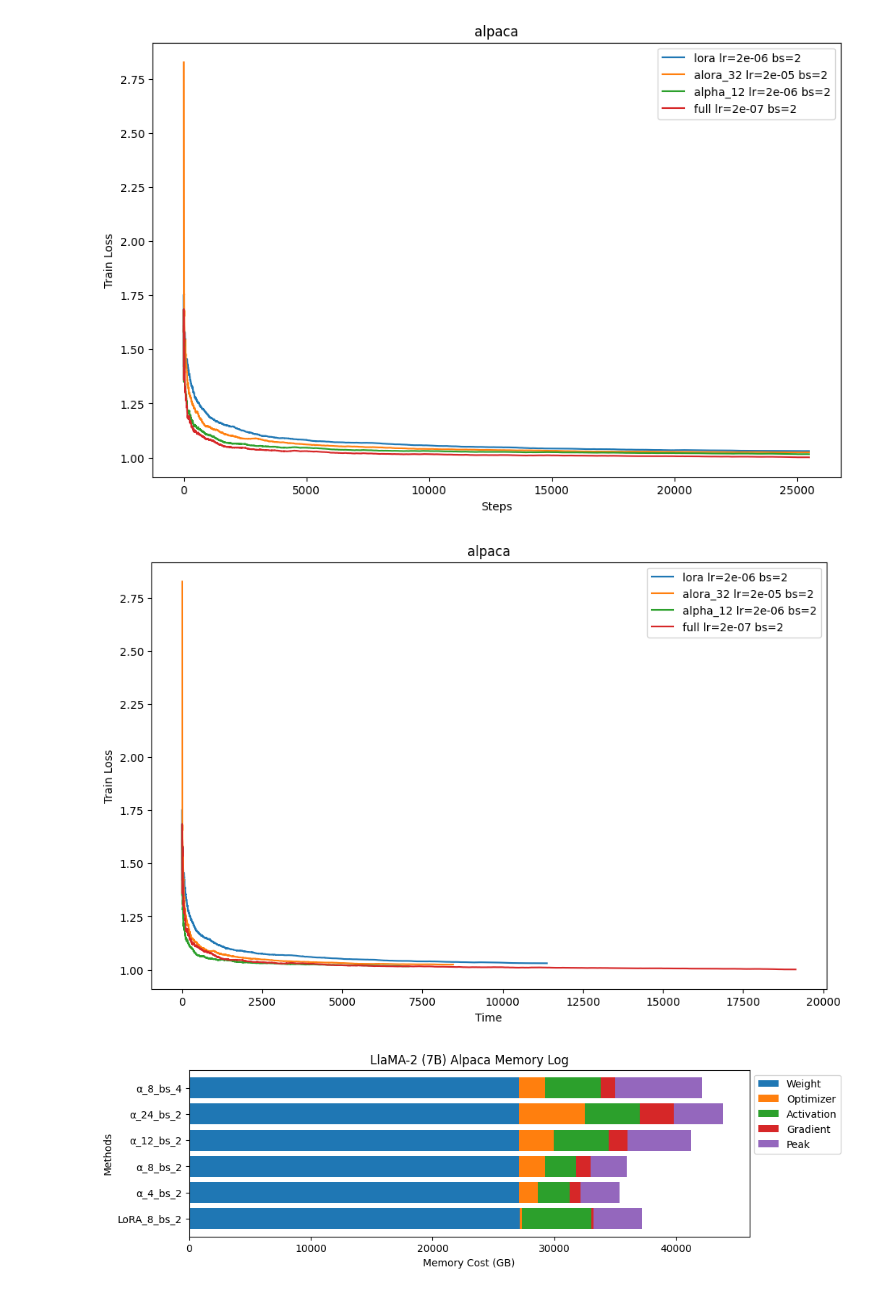
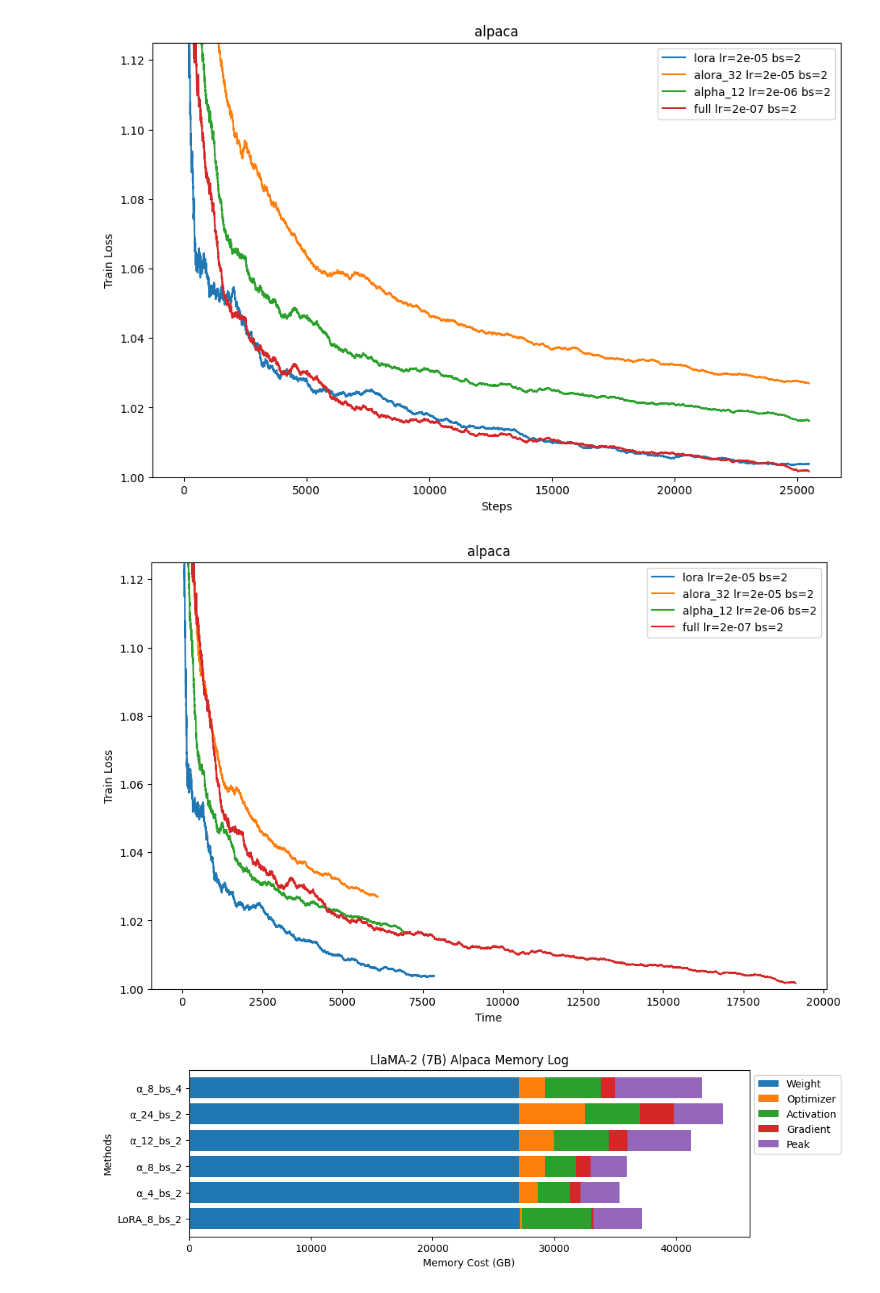
Before and after one commit to RpM-Kinshuk/SelectiveFT, a Jupyter notebook: Plots.ipynb, the cells around one changed output. Drawn from its saved outputs; the diff is of its cells as text; code cells hidden in the pictures.

```diff
--- a/Plots.ipynb
+++ b/Plots.ipynb
@@ -14,7 +14,7 @@ layers = 12
 alora_layers = 32
 
 methods = {
-    'lora': {'lr': 2e-6, 'bs': 2, 'layers': 0, 'color': 'blue', 'label': 'LoRA', 'marker': 'o', 'linestyle': '-'},
+    'lora': {'lr': 2e-5, 'bs': 2, 'layers': 0, 'color': 'blue', 'label': 'LoRA', 'marker': 'o', 'linestyle': '-'},
     'alora': {'lr': 2e-5, 'bs': 2, 'layers': alora_layers, 'color': 'green', 'label': 'RsLoRA', 'marker': 's', 'linestyle': '-'},
     'alpha': {'lr': 2e-6, 'bs': 2, 'layers': layers, 'color': 'red', 'label': 'Alpha', 'marker': '^', 'linestyle': '-'},
     'full': {'lr': 2e-7, 'bs': 2, 'layers': 250, 'color': 'purple', 'label': 'Full', 'marker': 'x', 'linestyle': '-'},
@@ -56,32 +56,34 @@ for key in dictionary.keys():
 # %%
 plt.figure(figsize=(11, 7))
 for key in dictionary.keys():
     tag = key + f" lr={methods[key]['lr']} bs={methods[key]['bs']}"
     if 'alpha' in key or 'alora' in key:
         tag = key + f"_{methods[key]['layers']} lr={methods[key]['lr']} bs={methods[key]['bs']}"
     plt.plot(dictionary[key]['train_loss'][0], label=tag)
     plt.xlabel("Steps")
     plt.ylabel("Train Loss")
+plt.ylim(1, 1.125)
 plt.legend()
 plt.title(f"{task}")
 plt.show()
 
 plt.figure(figsize=(11, 7))
 for key in dictionary.keys():
     tag = key + f" lr={methods[key]['lr']} bs={methods[key]['bs']}"
     if 'alpha' in key or 'alora' in key:
         tag = key + f"_{methods[key]['layers']} lr={methods[key]['lr']} bs={methods[key]['bs']}"
     plt.plot(dictionary[key]['time'][0],dictionary[key]['train_loss'][0], label=tag)
     plt.xlabel("Time")
     plt.ylabel("Train Loss")
+plt.ylim(1, 1.125)
 plt.legend()
 plt.title(f"{task}")
 plt.show()
 
 # exit()
 # %% [output]
-[figure, old version]
+[figure, new version]
-[figure, old version]
+[figure, new version]
 # %%
 # Alpaca_Data
 plt.figure(figsize=(10, 3))
```
Also changed, not shown: 8 other files.
